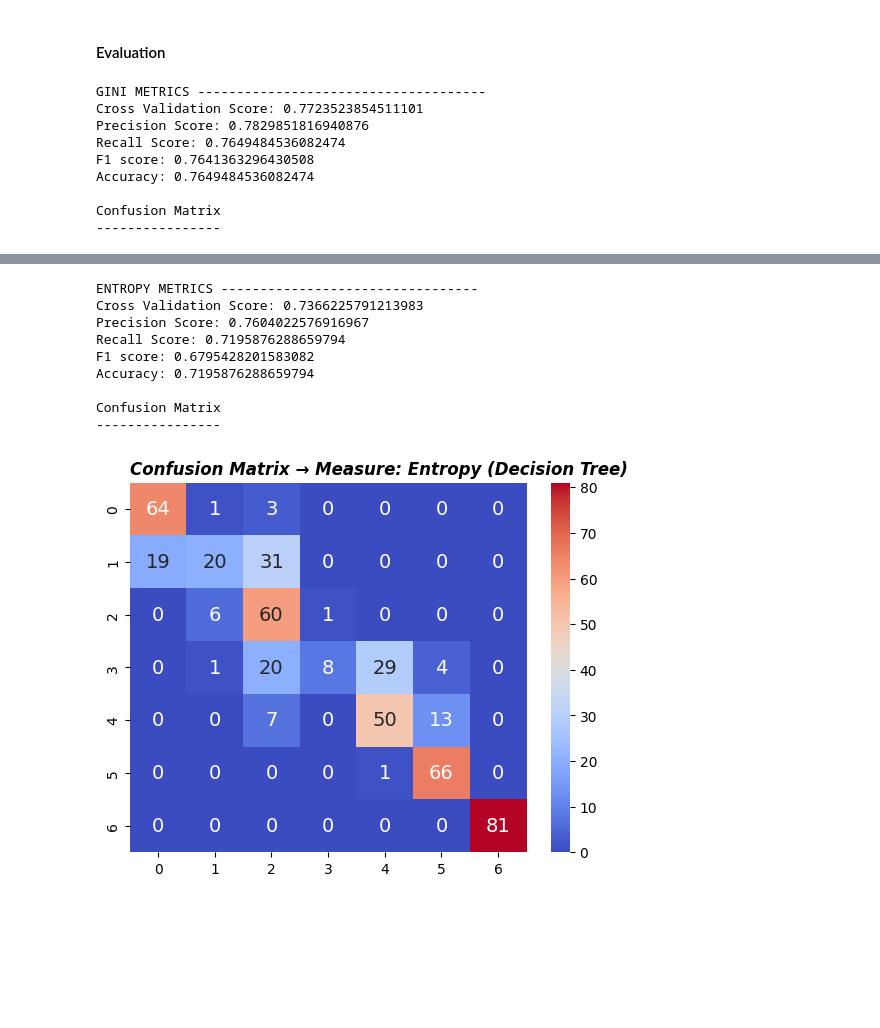
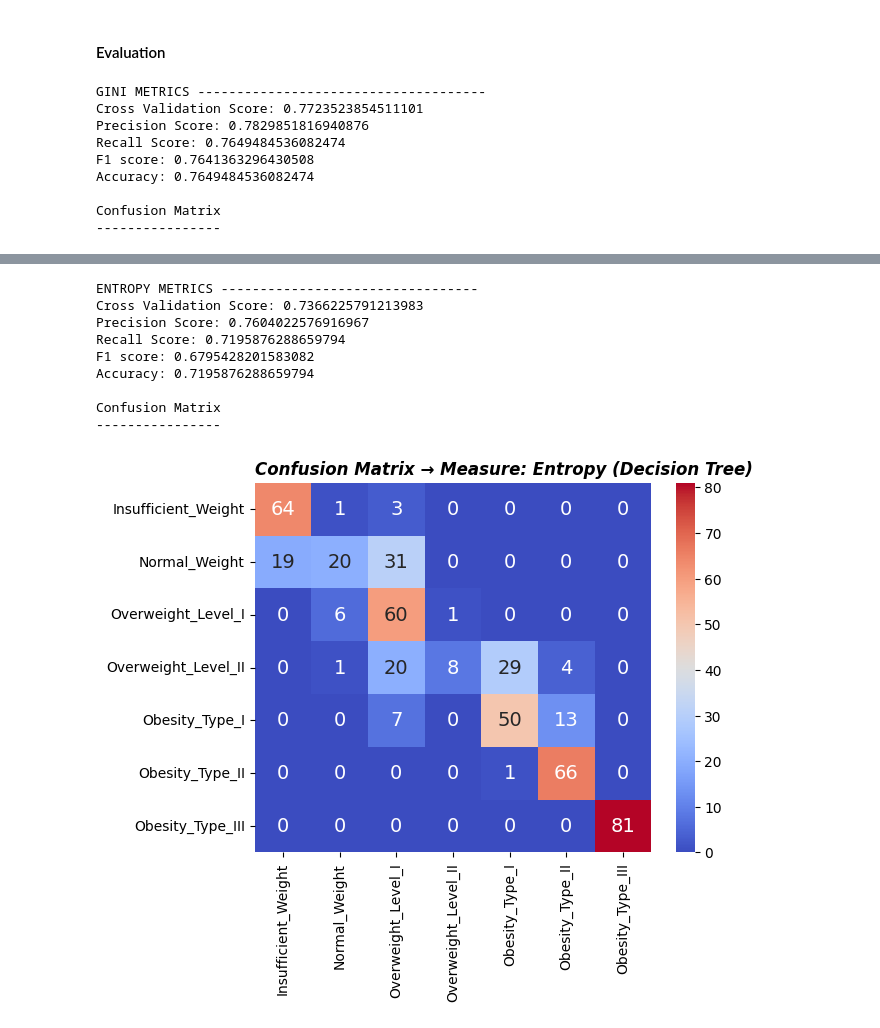
Before and after one commit to xvxvdee/CPS844_Assignment, a Jupyter notebook: Decision_Tree.ipynb, the cells around one changed output, grey strips where cells are left out. Cells and saved outputs as stored; diff of their text form; code cells hidden in the pictures; blank space fills up the shorter version.

Commit message:
Update tables to show class label names rather than numbers

```diff
--- a/Decision_Tree.ipynb
+++ b/Decision_Tree.ipynb
@@ -14,12 +14,10 @@ from sklearn import tree
 import plotly.graph_objects as go
 
 
-def interpret_confusion_matrix(matrix,title):
-    # labels = ["Insufficient_Weight", "Normal_Weight", "Overweight_Level_I", "Overweight_Level_II", "Obesity_Type_I", "Obesity_Type_II", "Obesity_Type_III"]
-    encode,class_, correct, errors, total = [],[],[],[],[]
+def interpret_confusion_matrix(matrix, title, labels):
+    encode, correct, errors, total = [],[],[],[]
     i=0
     for row in matrix:
-        class_.append(i)
         total.append(sum(row))
         correct.append(row[i])
 
@@ -29,13 +27,12 @@ def interpret_confusion_matrix(matrix,title):
         errors.append(sum(consider))
         i+=1
 
-    fig = go.Figure(data=[go.Table(columnwidth=5, header=dict(values=["Class","Correctly Classified","Incorrectly Classified","Total"]),
-                 cells=dict(values=[class_, correct, errors, total]))
-                     ])
+    fig = go.Figure(data=[go.Table(columnwidth=5, header=dict(values=["Class","Correctly Classified","Incorrectly Classified","Total"]),cells=dict(values=[labels, correct, errors, total]))])
     fig.update_layout(title= title,width=650,height=400)
 
     fig.show()
-    # print(tabulate(information,headers=["Encode","Class","Correctly Classified","Incorrectly Classified","Total"]))
+
+labels = ["Insufficient_Weight", "Normal_Weight", "Overweight_Level_I", "Overweight_Level_II", "Obesity_Type_I", "Obesity_Type_II", "Obesity_Type_III"]
 # %%
 df = pd.read_csv("Data/DataEncoded.csv")
 
@@ -89,11 +84,11 @@ print("GINI METRICS -------------------------------------")
 print("Cross Validation Score: {0}\nPrecision Score: {1}\nRecall Score: {2}\nF1 score: {3}\nAccuracy: {4}".format(cv_score_gini,precision_gini,recall_gini,f1_gini,accuracy_gini))
 
 print("\nConfusion Matrix \n----------------")
-sns.heatmap(pd.DataFrame(cf_matrix_gini, range(7), range(7)), annot=True, annot_kws={"size": 14},cmap = 'coolwarm',) # font size
+sns.heatmap(pd.DataFrame(cf_matrix_gini, labels, labels), annot=True, annot_kws={"size": 14},cmap = 'coolwarm',) # font size
 plt.title("Confusion Matrix → Measure: Gini (Decision Tree)",loc='left', fontweight='bold',  style='italic')
 plt.show()
 
-interpret_confusion_matrix(cf_matrix_gini,"Breakdown of Confusion Matrix → Measure: Gini (Decision Tree)")
+interpret_confusion_matrix(cf_matrix_gini,"Breakdown of Confusion Matrix → Measure: Gini (Decision Tree)", labels)
 
 
 # Entropy Metrics
@@ -107,11 +102,11 @@ print("\n\nENTROPY METRICS ---------------------------------")
 print("Cross Validation Score: {0}\nPrecision Score: {1}\nRecall Score: {2}\nF1 score: {3}\nAccuracy: {4}".format(cv_score_entropy,precision_entropy,recall_entropy,f1_entropy,accuracy_entropy))
 
 print("\nConfusion Matrix \n----------------")
-sns.heatmap(pd.DataFrame(cf_matrix_entropy, range(7), range(7)), annot=True, annot_kws={"size": 14},cmap = 'coolwarm',) # font size
+sns.heatmap(pd.DataFrame(cf_matrix_entropy, labels, labels), annot=True, annot_kws={"size": 14},cmap = 'coolwarm',) # font size
 plt.title("Confusion Matrix → Measure: Entropy (Decision Tree)",loc='left', fontweight='bold',  style='italic')
 plt.show()
 
-interpret_confusion_matrix(cf_matrix_entropy, "Breakdown of Confusion Matrix → Measure: Entropy (Decision Tree)")
+interpret_confusion_matrix(cf_matrix_entropy, "Breakdown of Confusion Matrix → Measure: Entropy (Decision Tree)", labels)
 # %% [output]
 GINI METRICS -------------------------------------
 Cross Validation Score: 0.7723523854511101
@@ -126,10 +121,10 @@ Confusion Matrix
 ENTROPY METRICS ---------------------------------
 Cross Validation Score: 0.7366225791213983
 Precision Score: 0.7604022576916967
 Recall Score: 0.7195876288659794
 F1 score: 0.6795428201583082
 Accuracy: 0.7195876288659794
 
 Confusion Matrix
 ----------------
-[figure, old version]
+[figure, new version]
```
Also changed, not shown: parts of 3 cells of this notebook, 6 other files.
